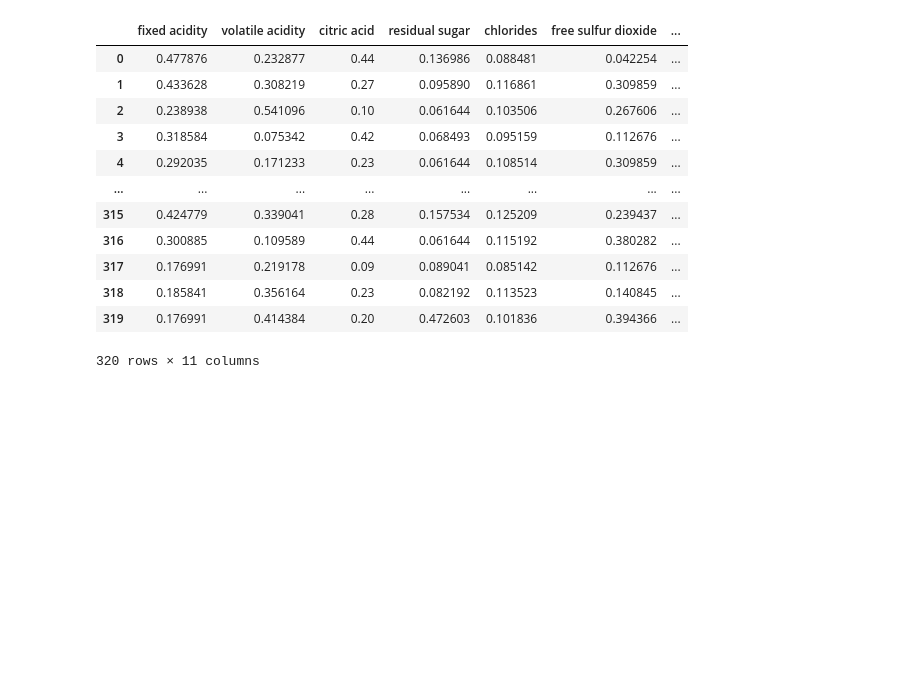
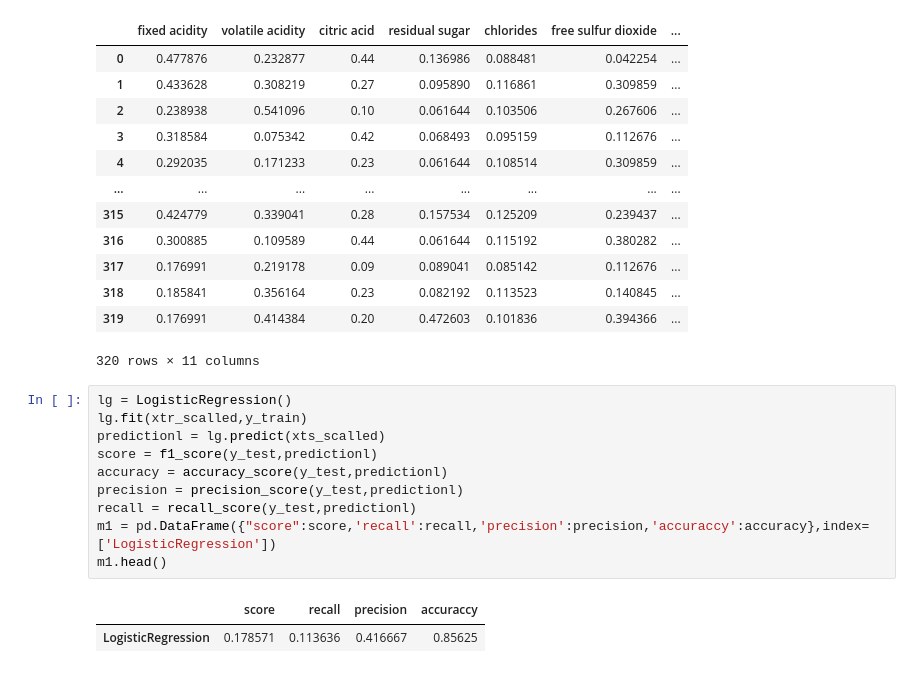
Before and after one commit to isoori/Red-Wine-Quality, a Jupyter notebook: Red Wine Quality.ipynb, the cells around one changed output. Cells and saved outputs as stored; diff of their text form; blank space fills up the shorter version.

```diff
--- a/Red Wine Quality.ipynb
+++ b/Red Wine Quality.ipynb
@@ -232,3 +237,16 @@ xts_scalled
 | 318 | 0.185841 | 0.356164 | 0.23 | 0.082192 | 0.113523 | 0.140845 | ... |
 | 319 | 0.176991 | 0.414384 | 0.20 | 0.472603 | 0.101836 | 0.394366 | ... |
 320 rows × 11 columns
+# %%
+lg = LogisticRegression()
+lg.fit(xtr_scalled,y_train)
+predictionl = lg.predict(xts_scalled)
+score = f1_score(y_test,predictionl)
+accuracy = accuracy_score(y_test,predictionl)
+precision = precision_score(y_test,predictionl)
+recall = recall_score(y_test,predictionl)
+m1 = pd.DataFrame({"score":score,'recall':recall,'precision':precision,'accuraccy':accuracy},index=['LogisticRegression'])
+m1.head()
+# %% [output]
+|  | score | recall | precision | accuraccy |
+| LogisticRegression | 0.178571 | 0.113636 | 0.416667 | 0.85625 |
```
Also changed, not shown: parts of 6 cells of this notebook.
